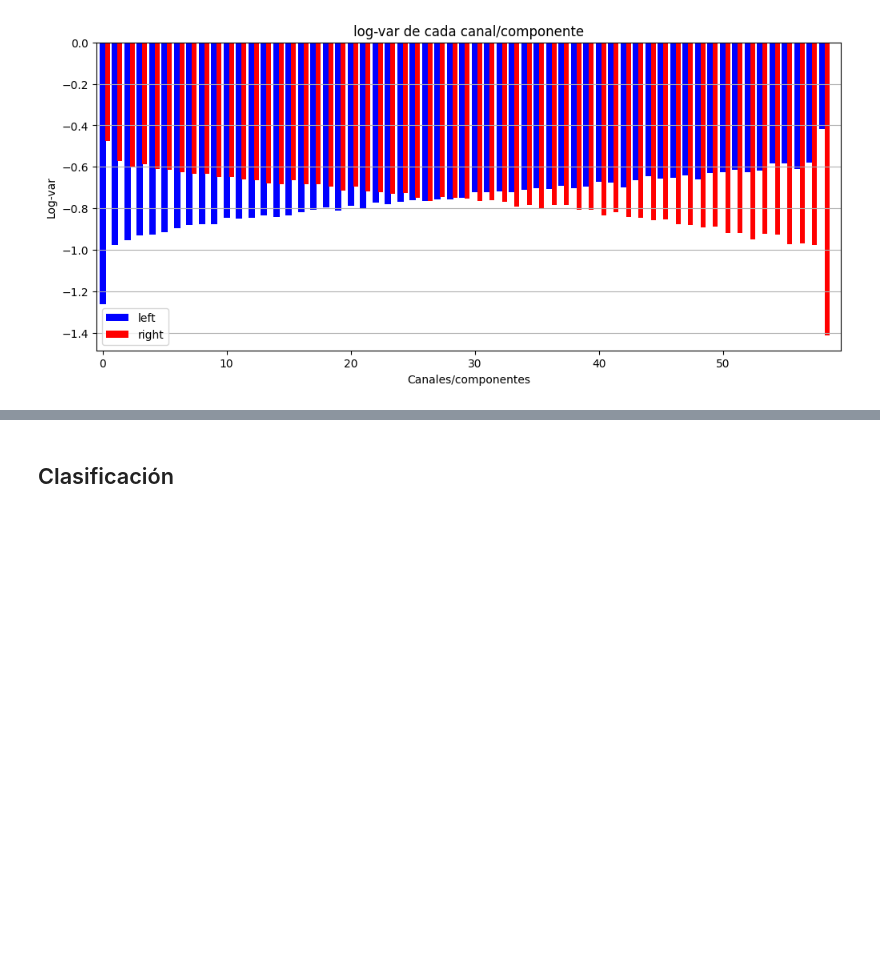
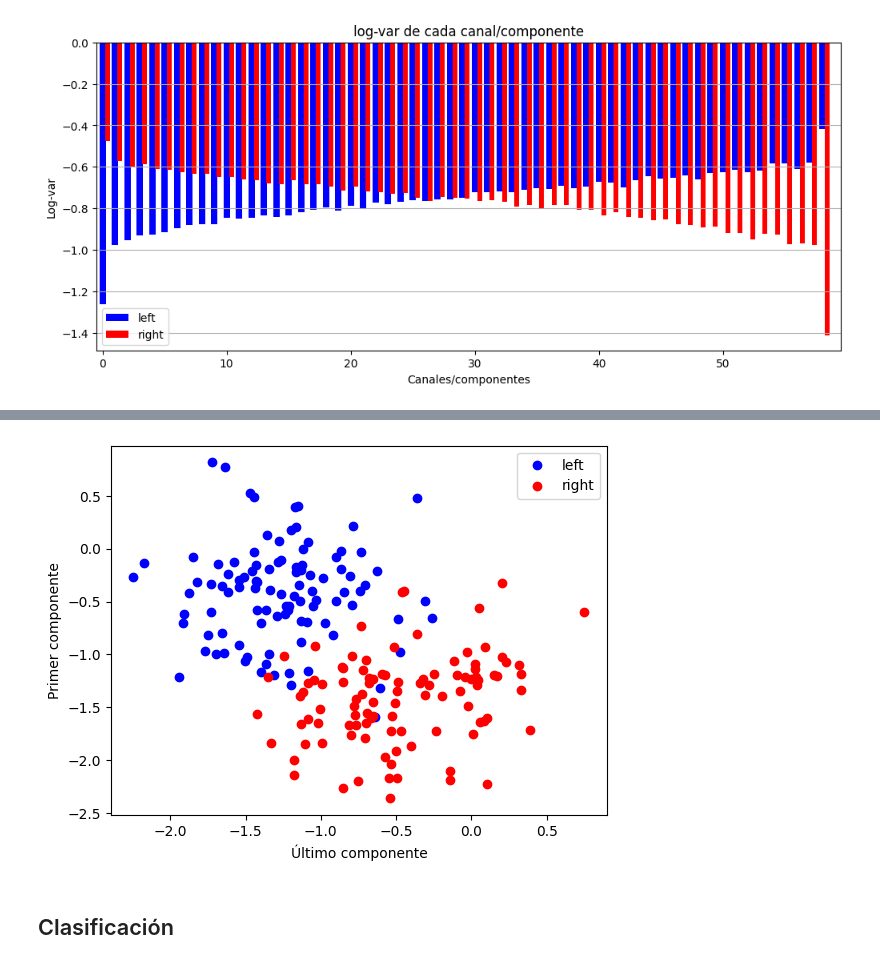
Before and after one commit to OmarAlejandroLinares/Signal-Processing-for-motor-imagery-BCI, a Jupyter notebook: lectura.ipynb, the cells around one changed output, grey strips where cells are left out. Saved outputs shown, nothing was run; the diff lists cells and outputs as text; code cells hidden in the pictures; blank space fills up the shorter version.

```diff
--- a/lectura.ipynb
+++ b/lectura.ipynb
@@ -438,3 +447,16 @@ plot_logvar(trials_logvar)
+# %%
+def plot_scatter(one, two):
+    plt.figure()
+    plt.scatter(one[0,:], one[-1,:], color='b')
+    plt.scatter(two[0,:], two[-1,:], color='r')
+    plt.xlabel('Último componente')
+    plt.ylabel('Primer componente')
+    plt.legend(cl_lab)
+# %%
+# Probando la función
+plot_scatter(trials_logvar[cl1], trials_logvar[cl2])
+# %% [output]
+[figure, added]
 # %% [markdown]
 ## Clasificación
 # %% [markdown]
```
Also changed, not shown: parts of 3 cells of this notebook.
